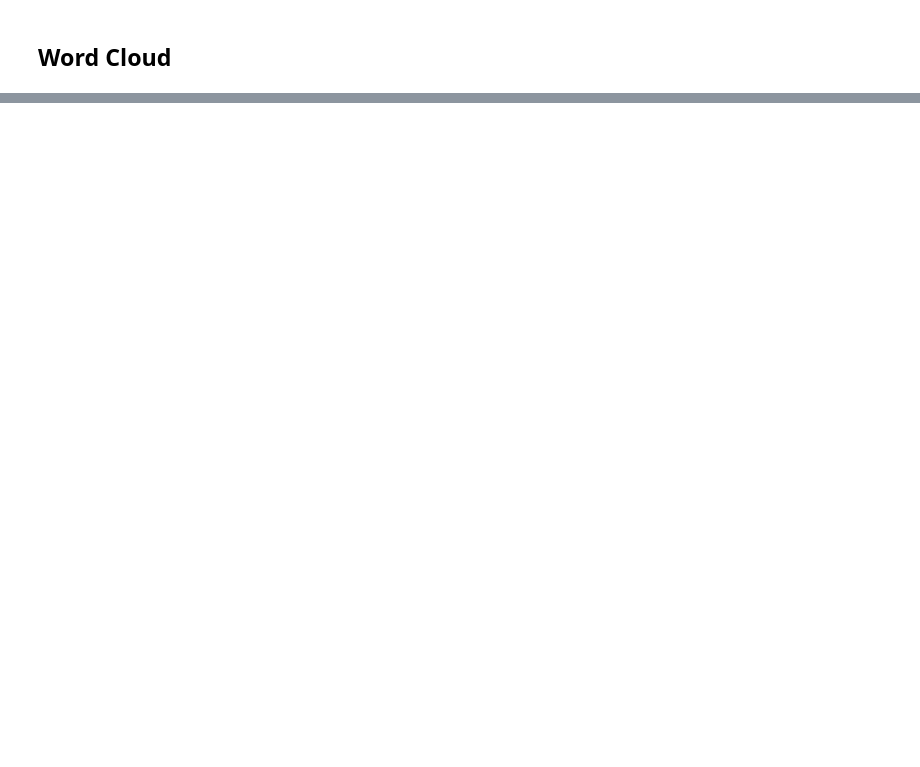
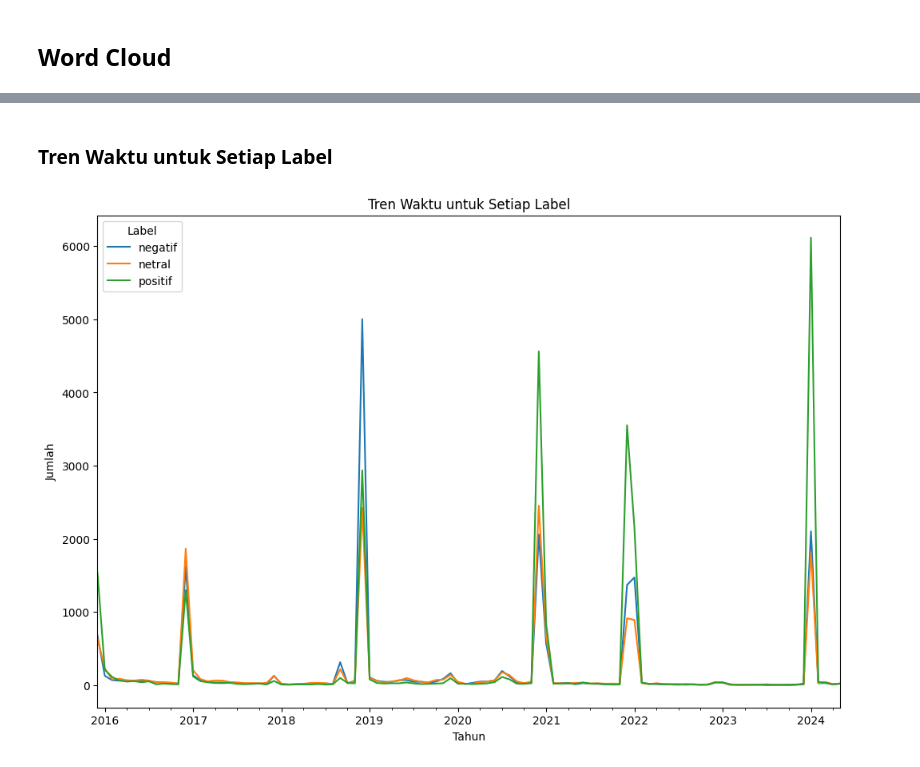
Before and after one commit to ekaputra04/youtube-rewind-indonesia-sentiment-analysis, a Jupyter notebook: analysis-data/analysis-all/app.ipynb, the cells around one changed output, grey strips where cells are left out. Saved outputs shown, nothing was run; the diff lists cells and outputs as text; code cells hidden in the pictures; blank space fills up the shorter version.

Commit message:
fix: add the more visualitation based on publishedAt attribute

```diff
--- a/analysis-data/analysis-all/app.ipynb
+++ b/analysis-data/analysis-all/app.ipynb
@@ -555,0 +560,7 @@ for sentiment in sentiments:
+# %%
+# Konversi publishedAt ke datetime
+df['publishedAt'] = pd.to_datetime(df['publishedAt'])
+
+# Buat kolom bulan dan tahun
+df['month'] = df['publishedAt'].dt.to_period('M')
+df['year'] = df['publishedAt'].dt.year
@@ -555,0 +579,12 @@ for sentiment in sentiments:
+# %% [markdown]
+### Tren Waktu untuk Setiap Label
+# %%
+label_trend = df.groupby(['month', 'predicted_label']).size().unstack().fillna(0)
+label_trend.plot(kind='line', figsize=(12, 8))
+plt.title('Tren Waktu untuk Setiap Label')
+plt.xlabel('Tahun')
+plt.ylabel('Jumlah')
+plt.legend(title='Label')
+plt.show()
+# %% [output]
+[figure, added]
```
Also changed, not shown: parts of 25 cells of this notebook.
